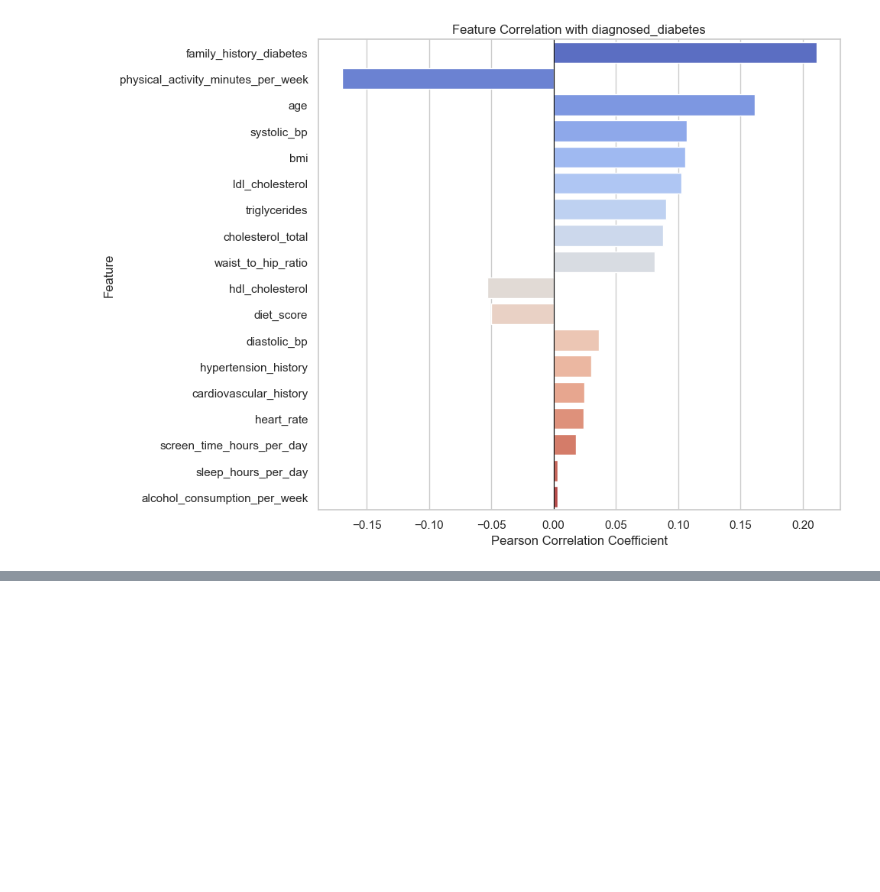
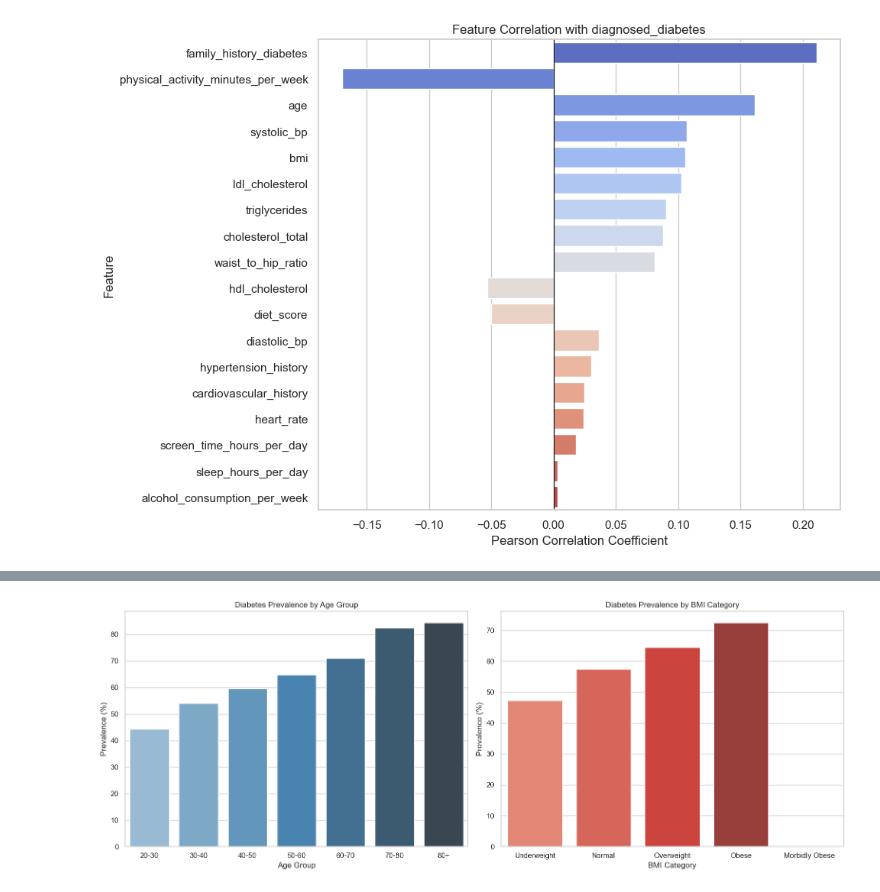
Before and after one commit to kevinwangstats/kaggle-diabetes, a Jupyter notebook: explore.ipynb, the cells around one changed output, grey strips where cells are left out. Cells and saved outputs as stored; diff of their text form; code cells hidden in the pictures; blank space fills up the shorter version.

```diff
--- a/explore.ipynb
+++ b/explore.ipynb
@@ -367,0 +409,27 @@ alcohol_consumption_per_week        | 0.0030       | 0.001383     | 1.2336e-02
+# %%
+# Create bins for Age and BMI
+df['age_group'] = pd.cut(df['age'], bins=[20, 30, 40, 50, 60, 70, 80, 90], labels=['20-30', '30-40', '40-50', '50-60', '60-70', '70-80', '80+'])
+df['bmi_group'] = pd.cut(df['bmi'], bins=[0, 18.5, 25, 30, 40, 100], labels=['Underweight', 'Normal', 'Overweight', 'Obese', 'Morbidly Obese'])
+
+fig, axes = plt.subplots(1, 2, figsize=(16, 6))
+
+# Plot Age Risk
+if 'age_group' in df.columns:
+    age_risk = df.groupby('age_group')['diagnosed_diabetes'].mean() * 100
+    sns.barplot(x=age_risk.index, y=age_risk.values, hue=age_risk.index, ax=axes[0], palette='Blues_d', legend=False)
+    axes[0].set_title('Diabetes Prevalence by Age Group')
+    axes[0].set_ylabel('Prevalence (%)')
+    axes[0].set_xlabel('Age Group')
+
+# Plot BMI Risk
+if 'bmi_group' in df.columns:
+    bmi_risk = df.groupby('bmi_group')['diagnosed_diabetes'].mean() * 100
+    sns.barplot(x=bmi_risk.index, y=bmi_risk.values, hue=bmi_risk.index, ax=axes[1], palette='Reds_d', legend=False)
+    axes[1].set_title('Diabetes Prevalence by BMI Category')
+    axes[1].set_ylabel('Prevalence (%)')
+    axes[1].set_xlabel('BMI Category')
+
+plt.tight_layout()
+plt.show()
+# %% [output]
+[figure, added]
```
Also changed, not shown: parts of 5 cells of this notebook.
